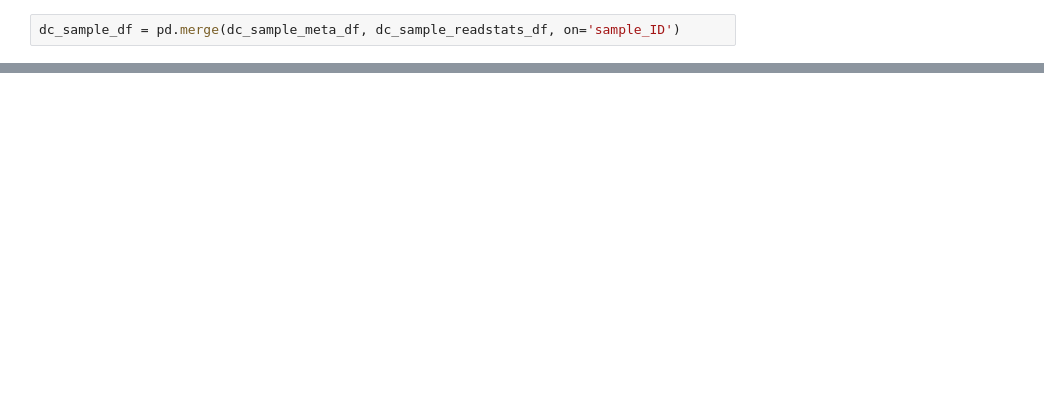
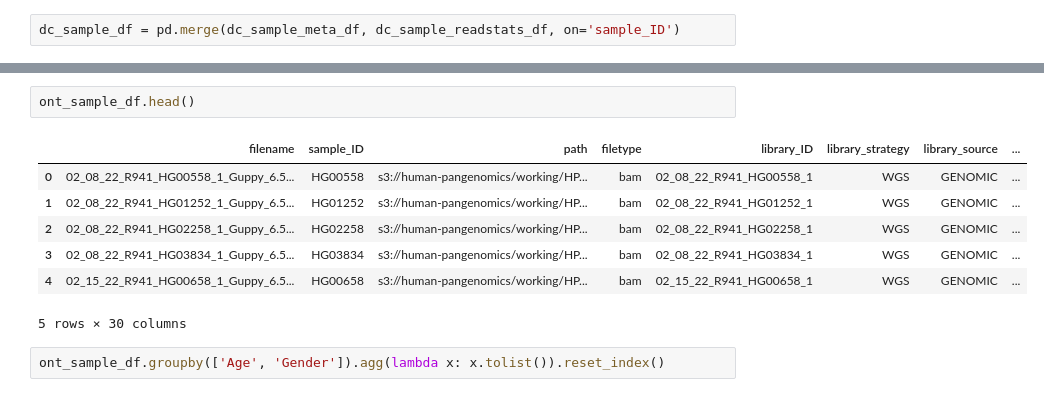
Before and after one commit to human-pangenomics/HPRC_metadata, a Jupyter notebook: hprc-sample-merge.ipynb, the cells around one changed output, grey strips where cells are left out. Drawn from its saved outputs; the diff is of its cells as text; blank space fills up the shorter version.

```diff
--- a/hprc-sample-merge.ipynb
+++ b/hprc-sample-merge.ipynb
@@ -230,0 +273,12 @@ dc_sample_df.to_csv('hprc_metadata_sample_aggregate_DEEPCONSENSUS.tsv', sep='\t'
+# %%
+ont_sample_df.head()
+# %% [output]
+|  | filename | sample_ID | path | filetype | library_ID | library_strategy | library_source | ... |
+| 0 | 02_08_22_R941_HG00558_1_Guppy_6.5... | HG00558 | s3://human-pangenomics/working/HP... | bam | 02_08_22_R941_HG00558_1 | WGS | GENOMIC | ... |
+| 1 | 02_08_22_R941_HG01252_1_Guppy_6.5... | HG01252 | s3://human-pangenomics/working/HP... | bam | 02_08_22_R941_HG01252_1 | WGS | GENOMIC | ... |
+| 2 | 02_08_22_R941_HG02258_1_Guppy_6.5... | HG02258 | s3://human-pangenomics/working/HP... | bam | 02_08_22_R941_HG02258_1 | WGS | GENOMIC | ... |
+| 3 | 02_08_22_R941_HG03834_1_Guppy_6.5... | HG03834 | s3://human-pangenomics/working/HP... | bam | 02_08_22_R941_HG03834_1 | WGS | GENOMIC | ... |
+| 4 | 02_15_22_R941_HG00658_1_Guppy_6.5... | HG00658 | s3://human-pangenomics/working/HP... | bam | 02_15_22_R941_HG00658_1 | WGS | GENOMIC | ... |
+5 rows × 30 columns
+# %%
+ont_sample_df.groupby(['Age', 'Gender']).agg(lambda x: x.tolist()).reset_index()
```
Also changed, not shown: parts of 12 cells of this notebook.
